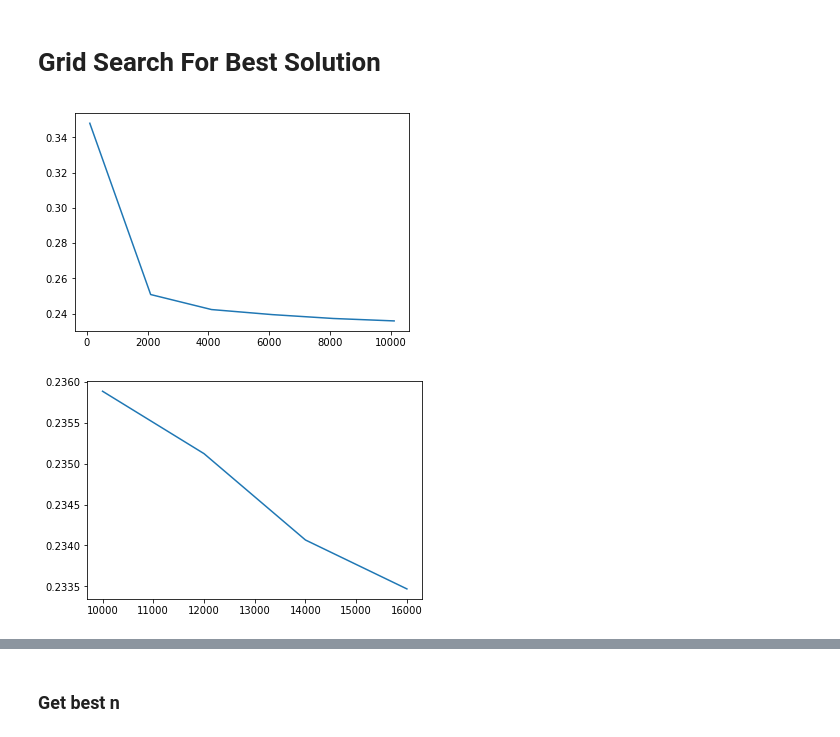
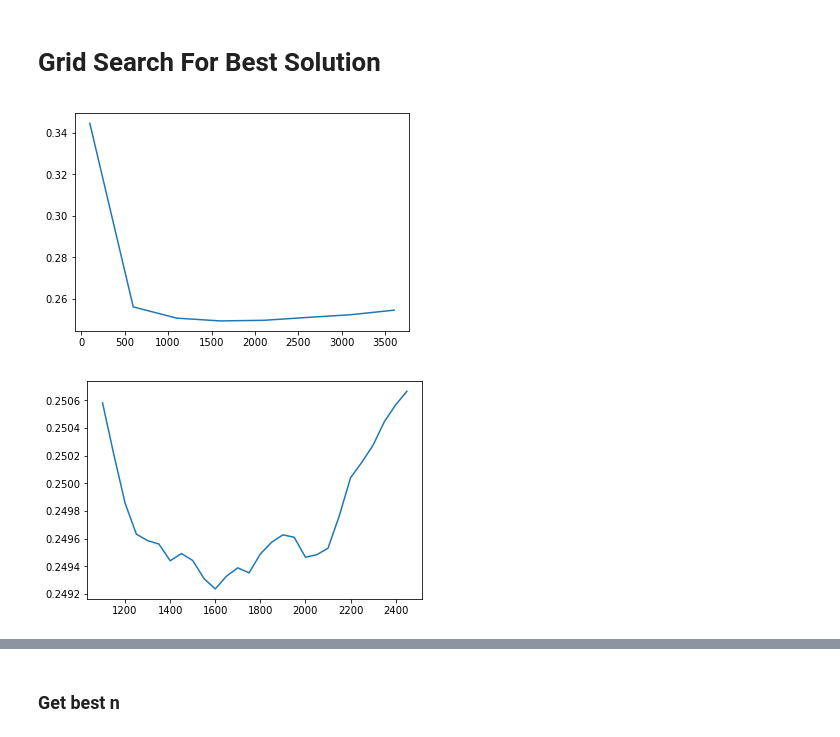
Before and after one commit to coffeenmusic/Kaggle-Titanic-Competition, a Jupyter notebook: Titanic Contest.ipynb, the cells around one changed output, grey strips where cells are left out. Saved outputs shown, nothing was run; the diff lists cells and outputs as text; code cells hidden in the pictures.

Commit message:
Removed validation set and replaced with cross validation. Also, added Title as extra feature

```diff
--- a/Titanic Contest.ipynb
+++ b/Titanic Contest.ipynb
@@ -40,0 +20,24 @@ test_input['Last_Name'] = test_input['Last_Name'].apply(drop_unique_names)
+# %%
+import re
+rare_list = ['Lady.', 'Countess.', 'Capt.', 'Col.', 'Don.', 'Dr.', 'Major.', 'Rev.', 'Sir.', 'Jonkheer.', 'Dona.']
+
+# Get Title from Name
+def get_title(text):
+    m = re.search(' ([A-Za-z]+)\.', text)
+    try:
+        title = m.group(0).strip()
+        if title in rare_list:
+            return 'Rare.'
+        elif title in ['Mlle.', 'Ms.']:
+            return 'Miss.'
+        elif title == 'Mme.':
+            return 'Mrs.'
+        else:
+            return title
+    except:
+        return 'None'
+
+train_input['Title'] = train_input['Name'].apply(get_title)
+test_input['Title'] = test_input['Name'].apply(get_title)
+
+print(train_input.Title.value_counts())
@@ -158,17 +138,17 @@ def get_cross_val_scores(plot_range, X, y, learning_rate=0.01):
 # Grid Search For Best Solution
 # %%
 # Broad plot
-test_range = range(100, 11000, 2000)
+test_range = range(100, 4000, 500)
 val_mean_error = get_cross_val_scores(test_range, train_X, y)
 plt.plot(test_range, val_mean_error)
 plt.show()
 # %% [output]
-[figure, old version]
+[figure, new version]
 # %%
 # Narrow plot
-test_range = range(10000, 18000, 2000)
+test_range = range(1100, 2500, 50)
 val_mean_error = get_cross_val_scores(test_range, train_X, y)
 plt.plot(test_range, val_mean_error)
 plt.show()
 # %% [output]
-[figure, old version]
+[figure, new version]
```
Also changed, not shown: parts of 20 cells of this notebook.
